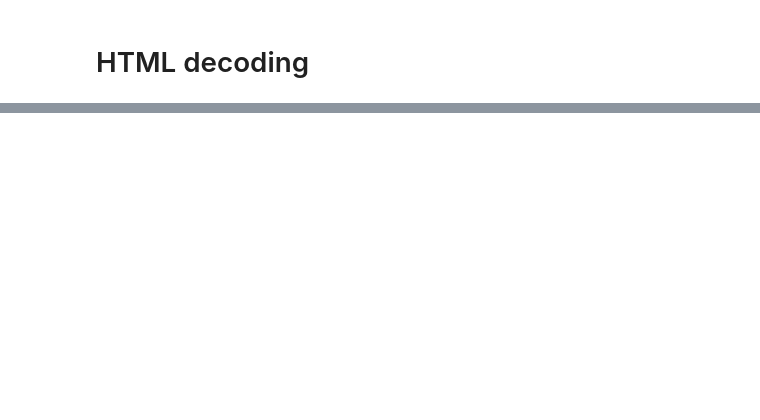
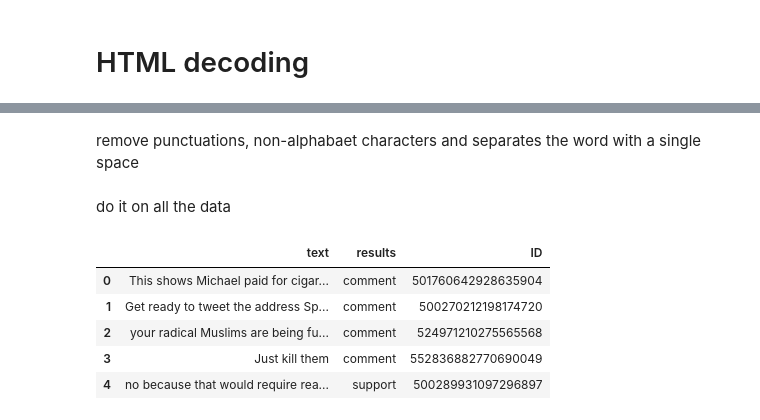
Before and after one commit to NicoleLam/NLP-text-classification, a Jupyter notebook: task_A.ipynb, the cells around one changed output, grey strips where cells are left out. Cells and saved outputs as stored; diff of their text form; code cells hidden in the pictures; blank space fills up the shorter version.

```diff
--- a/task_A.ipynb
+++ b/task_A.ipynb
@@ -178,0 +181,2 @@ example1.get_text()
+# %%
+htmldata['text_len'] = [len(t) for t in htmldata.text]
@@ -178,0 +205,2 @@ example1.get_text()
+# %%
+p.set_options(p.OPT.URL, p.OPT.EMOJI, p.OPT.MENTION, p.OPT.RESERVED, p.OPT.NUMBER, p.OPT.SMILEY)
@@ -178,0 +219,2 @@ example1.get_text()
+# %% [markdown]
+remove punctuations, non-alphabaet characters and separates the word with a single space
@@ -178,0 +223,2 @@ example1.get_text()
+# %% [markdown]
+do it on all the data
@@ -178,0 +233,12 @@ example1.get_text()
+# %%
+clean_tweet_texts2_df = pd.DataFrame(clean_tweet_texts2,columns=['text'])
+clean_tweet_texts2_df['results'] = htmldata['results']
+clean_tweet_texts2_df['ID'] = htmldata['ID']
+clean_tweet_texts2_df.head()
+# %% [output]
+|  | text | results | ID |
+| 0 | This shows Michael paid for cigar... | comment | 501760642928635904 |
+| 1 | Get ready to tweet the address Sp... | comment | 500270212198174720 |
+| 2 | your radical Muslims are being fu... | comment | 524971210275565568 |
+| 3 | Just kill them | comment | 552836882770690049 |
+| 4 | no because that would require rea... | support | 500289931097296897 |
```
Also changed, not shown: parts of 58 cells of this notebook.
